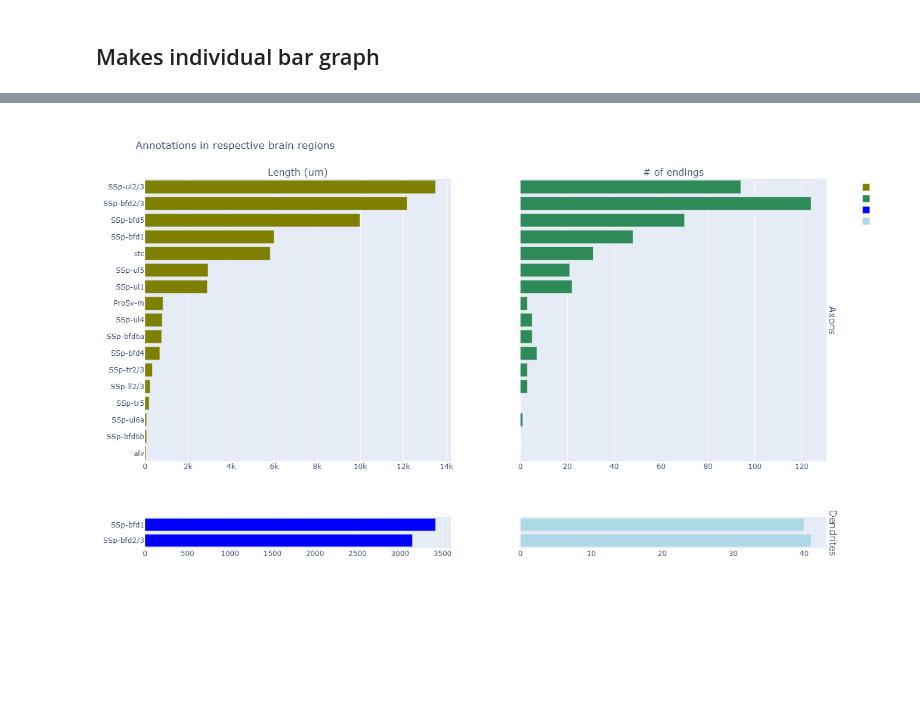
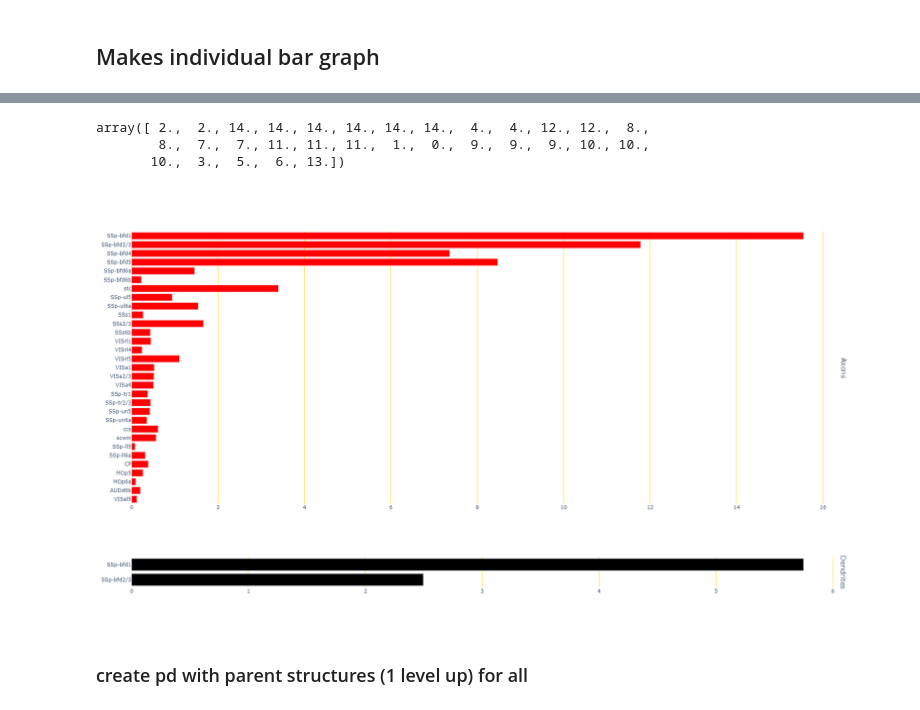
Before and after one commit to YANQI-LIU/Image_Registration, a Jupyter notebook: PlottingGraph.ipynb, the cells around one changed output, grey strips where cells are left out. Cells and saved outputs as stored; diff of their text form; code cells hidden in the pictures; blank space fills up the shorter version.

```diff
--- a/PlottingGraph.ipynb
+++ b/PlottingGraph.ipynb
@@ -169,0 +195,3 @@ dendrite_bar=pd.read_excel(dendrite).sort_values(by=['Total_counts'])
+# %%
+old_order= new_axonpd.parent_structure_id.to_numpy()
+old_order
@@ -170,3 +207,20 @@ dendrite_bar=pd.read_excel(dendrite).sort_values(by=['Total_counts'])
+# %%
+new_array= np.zeros_like(old_order)
+for i, j in enumerate(new_order):
+    new_array[old_order==j]=i
+
+new_array
+# generate new order for the detailed pd
+# %% [output]
+array([ 2.,  2., 14., 14., 14., 14., 14., 14.,  4.,  4., 12., 12.,  8.,
+        8.,  7.,  7., 11., 11., 11.,  1.,  0.,  9.,  9.,  9., 10., 10.,
+       10.,  3.,  5.,  6., 13.])
+# %%
+new_axonpd['new_order']= new_array
+new_axonpd.sort_values('new_order', inplace=True)
+# %%
+new_axonpd.sort_values(by=['new_order', 'region_id'], ascending=[True, False] ,inplace=True)
+# sort by new order first (total amount within the same parent id), and then within each substructure, sort by layer 1 to layer 6
 # %%
 def plot_hist(pd_axon, pd_dendrite, mousename):
     '''
@@ -241,4 +280,6 @@ def plot_hist(pd_axon, pd_dendrite, mousename):
 # %%
-plot_hist(axon_bar,dendrite_bar,mousename)
+plot_hist(new_axonpd,new_dendritepd,mousename)
 # %% [output]
-[figure, old version]
+[figure, new version]
+# %% [markdown]
+### create pd with parent structures (1 level up) for all
```
Also changed, not shown: parts of 20 cells of this notebook, 19 other files.
